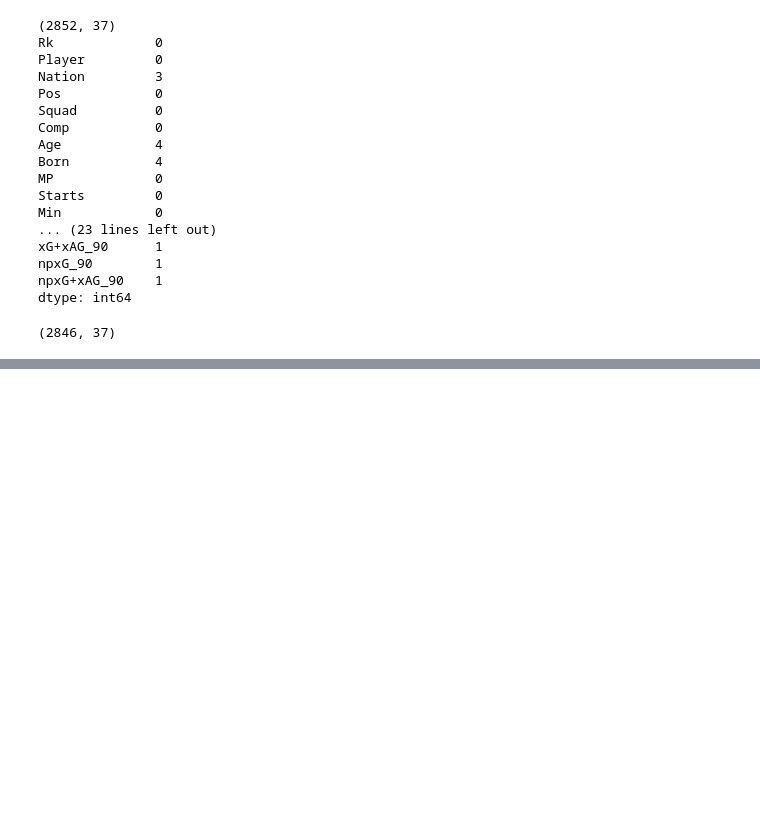
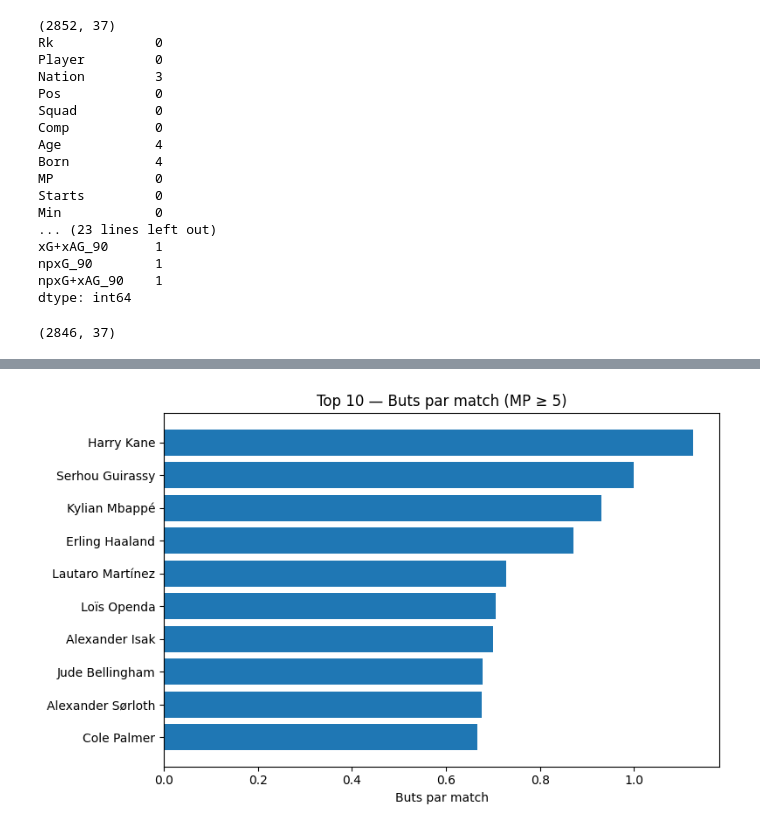
Before and after one commit to Hugoldt/SoccerStat, a Jupyter notebook: cleaningcsvfoot.ipynb, the cells around one changed output, grey strips where cells are left out. Cells and saved outputs as stored; diff of their text form; code cells hidden in the pictures; blank space fills up the shorter version.

```diff
--- a/cleaningcsvfoot.ipynb
+++ b/cleaningcsvfoot.ipynb
@@ -31,0 +116,15 @@ df.to_csv("top5playersclean.csv", index=False)
+# %%
+import numpy as np, matplotlib.pyplot as plt
+
+subset = df[df["MP"] >= 5].copy()  # évite les ratios trompeurs
+top = subset.sort_values("goals_per_match", ascending=False).head(10)
+
+plt.figure(figsize=(8,5))
+plt.barh(top["Player"], top["goals_per_match"])
+plt.title("Top 10 — Buts par match (MP ≥ 5)")
+plt.xlabel("Buts par match")
+plt.gca().invert_yaxis()
+plt.tight_layout()
+plt.show()
+# %% [output]
+[figure, added]
```
Also changed, not shown: parts of 4 cells of this notebook.
